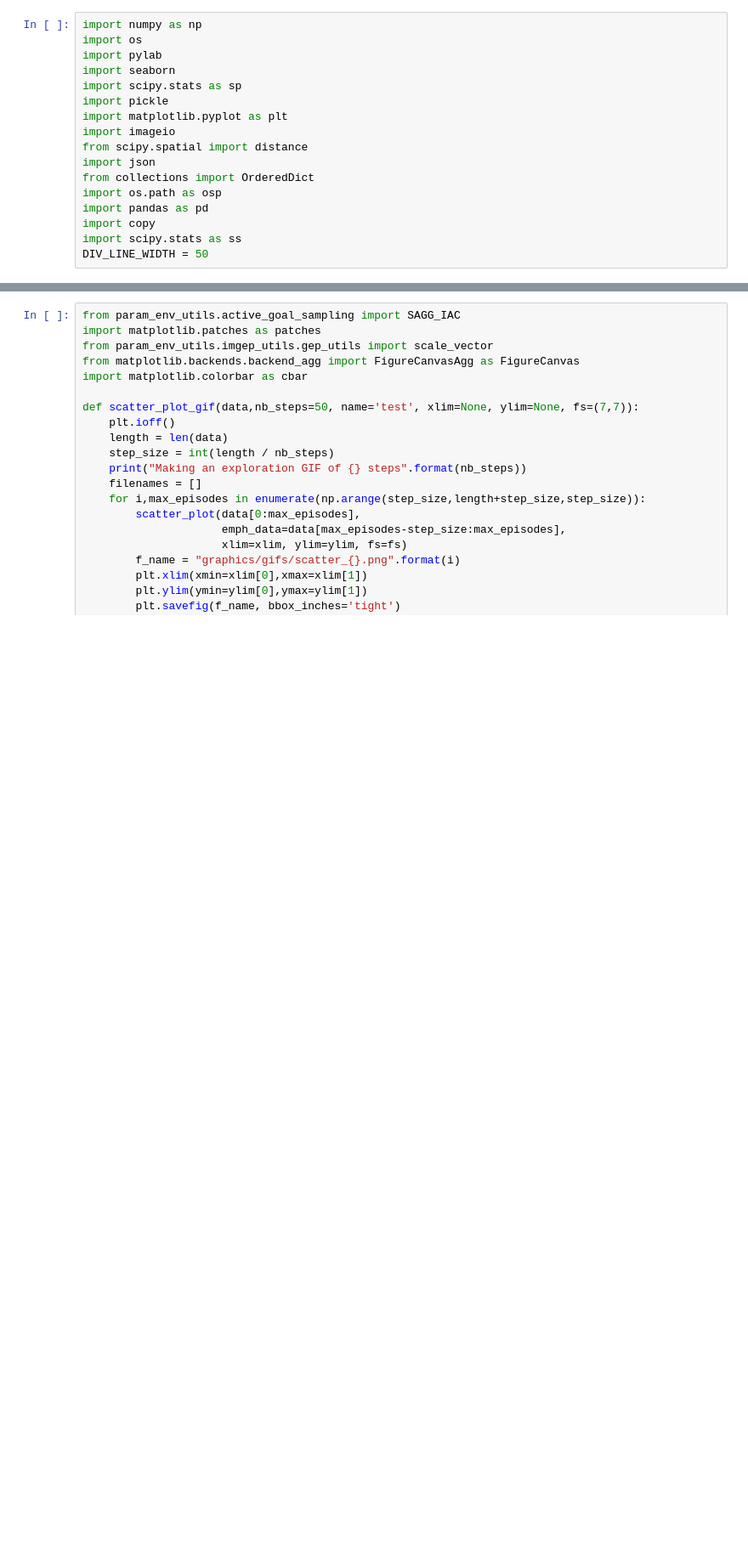
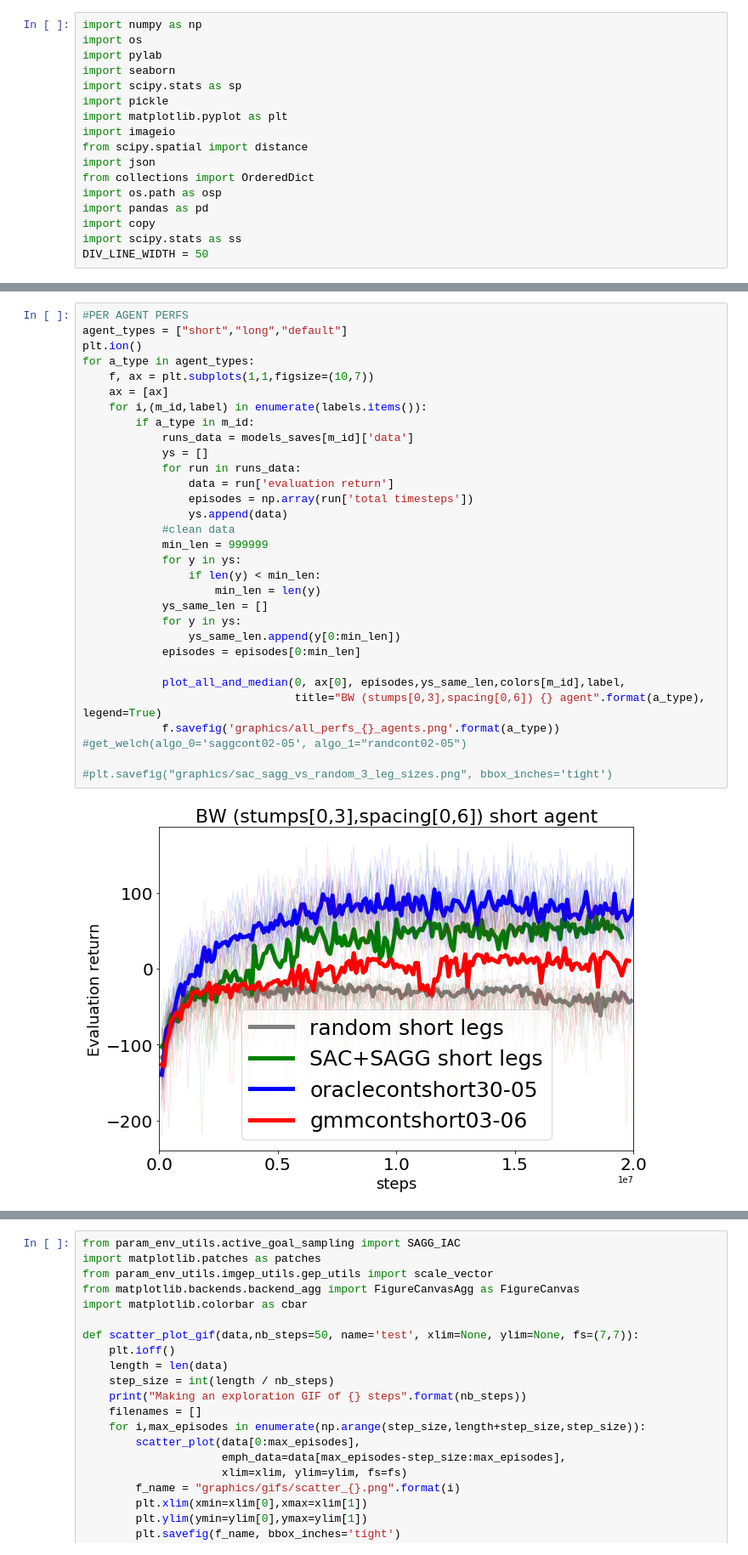
Before and after one commit to rPortelas/spinningup, a Jupyter notebook: data_visualization_sac.ipynb, the cells around one changed output, grey strips where cells are left out. Shown at 85% size. Saved outputs shown, nothing was run; the diff lists cells and outputs as text; blank space fills up the shorter version.

```diff
--- a/data_visualization_sac.ipynb
+++ b/data_visualization_sac.ipynb
@@ -217,3 +223,36 @@ def get_welch(algo_0='amb', algo_1='rmb'):
 
 
     print('welch {}'.format(ss.ttest_ind(final_explos[algo_0], final_explos[algo_1], equal_var=False)))
+# %%
+#PER AGENT PERFS
+agent_types = ["short","long","default"]
+plt.ion()
+for a_type in agent_types:
+    f, ax = plt.subplots(1,1,figsize=(10,7))
+    ax = [ax]
+    for i,(m_id,label) in enumerate(labels.items()):
+        if a_type in m_id:
+            runs_data = models_saves[m_id]['data']
+            ys = []
+            for run in runs_data:
+                data = run['evaluation return']
+                episodes = np.array(run['total timesteps'])
+                ys.append(data)
+            #clean data
+            min_len = 999999
+            for y in ys:
+                if len(y) < min_len:
+                    min_len = len(y)
+            ys_same_len = []
+            for y in ys:
+                ys_same_len.append(y[0:min_len])
+            episodes = episodes[0:min_len]
+
+            plot_all_and_median(0, ax[0], episodes,ys_same_len,colors[m_id],label,
+                                title="BW (stumps[0,3],spacing[0,6]) {} agent".format(a_type), legend=True)
+            f.savefig('graphics/all_perfs_{}_agents.png'.format(a_type))
+#get_welch(algo_0='saggcont02-05', algo_1="randcont02-05")
+
+#plt.savefig("graphics/sac_sagg_vs_random_3_leg_sizes.png", bbox_inches='tight')
+# %% [output]
+[figure, added]
```
Also changed, not shown: parts of 7 cells of this notebook, 2 other files.
